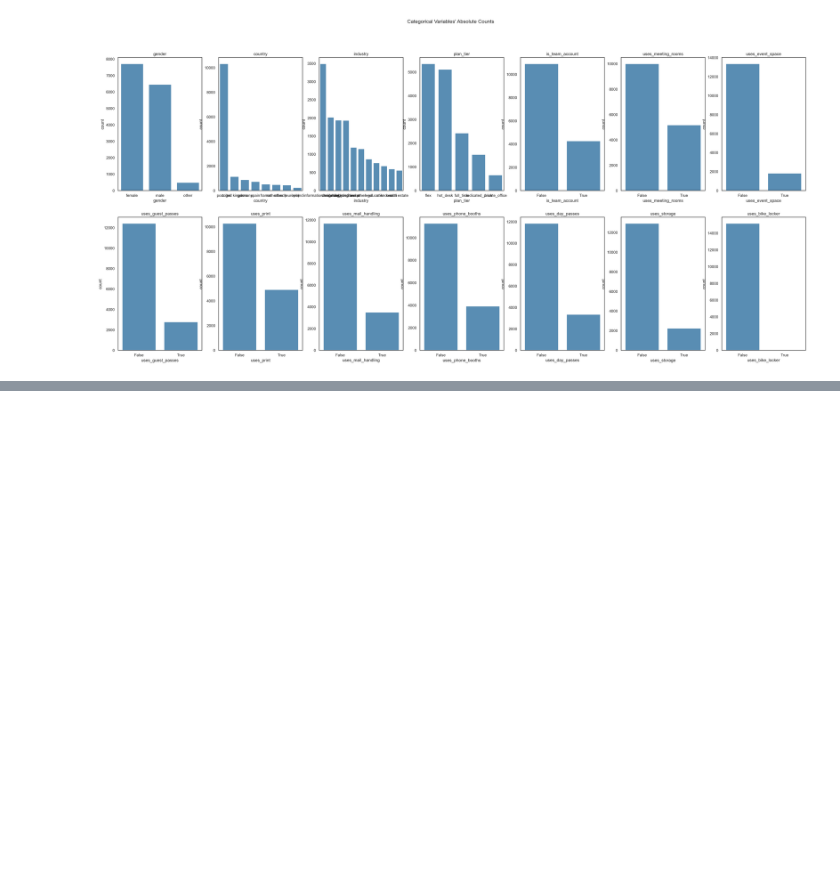
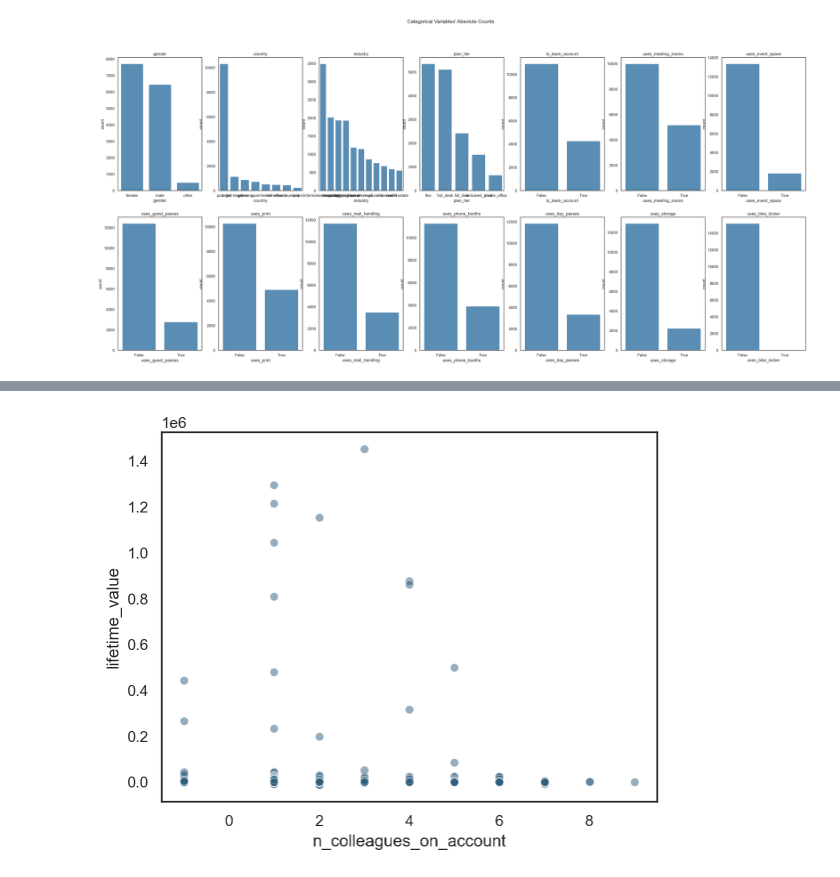
Before and after one commit to saradfalves/DM_Group20, a Jupyter notebook: notebooks/EDA_Sara.ipynb, the cells around one changed output, grey strips where cells are left out. Saved outputs shown, nothing was run; the diff lists cells and outputs as text; code cells hidden in the pictures; blank space fills up the shorter version.

```diff
--- a/notebooks/EDA_Sara.ipynb
+++ b/notebooks/EDA_Sara.ipynb
@@ -433,0 +418,6 @@ plt.show()
+# %%
+team = df_nodups[df_nodups["is_team_account"]]
+sns.scatterplot(data=team, x="n_colleagues_on_account", y="lifetime_value", alpha=0.5, color=colors[0])
+plt.show()
+# %% [output]
+[figure, added]
```
Also changed, not shown: parts of 3 cells of this notebook.
